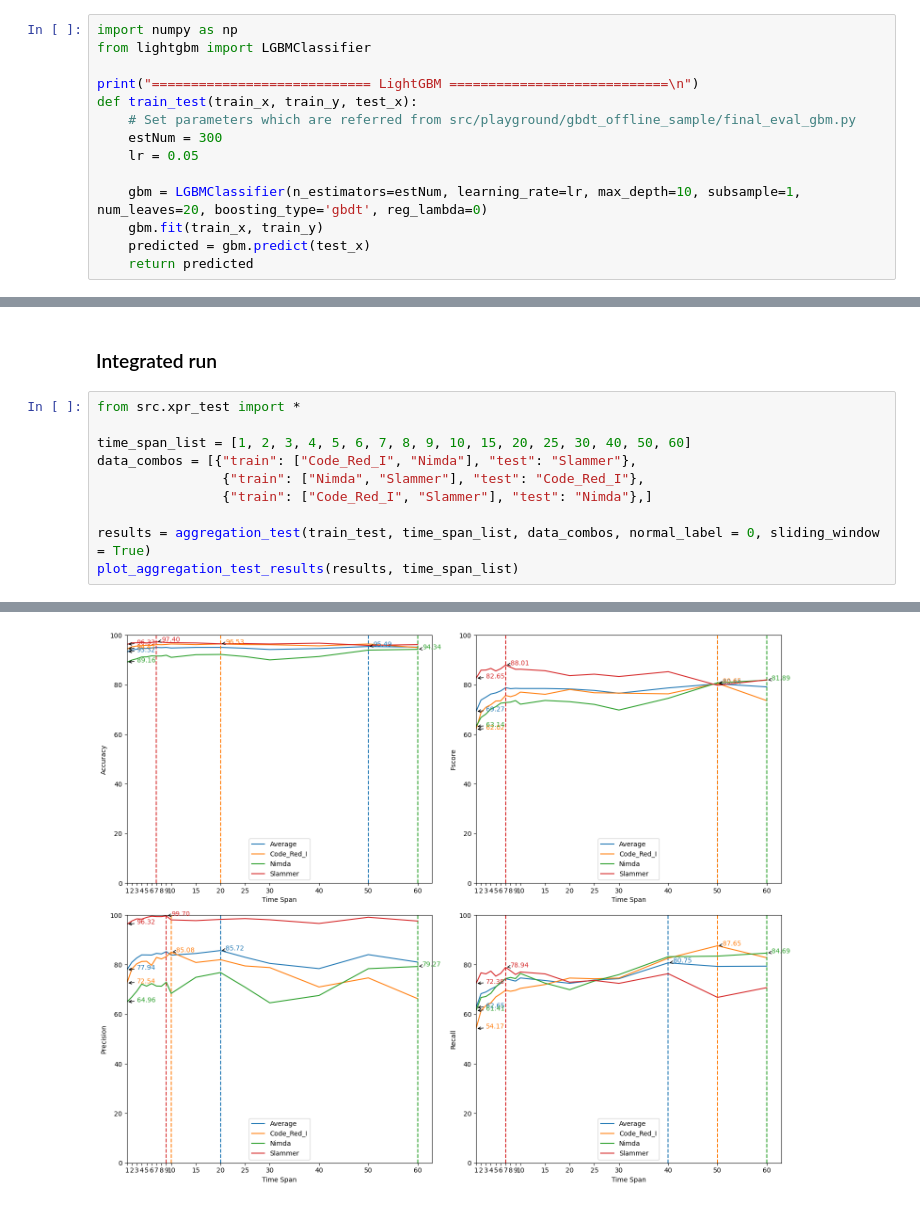
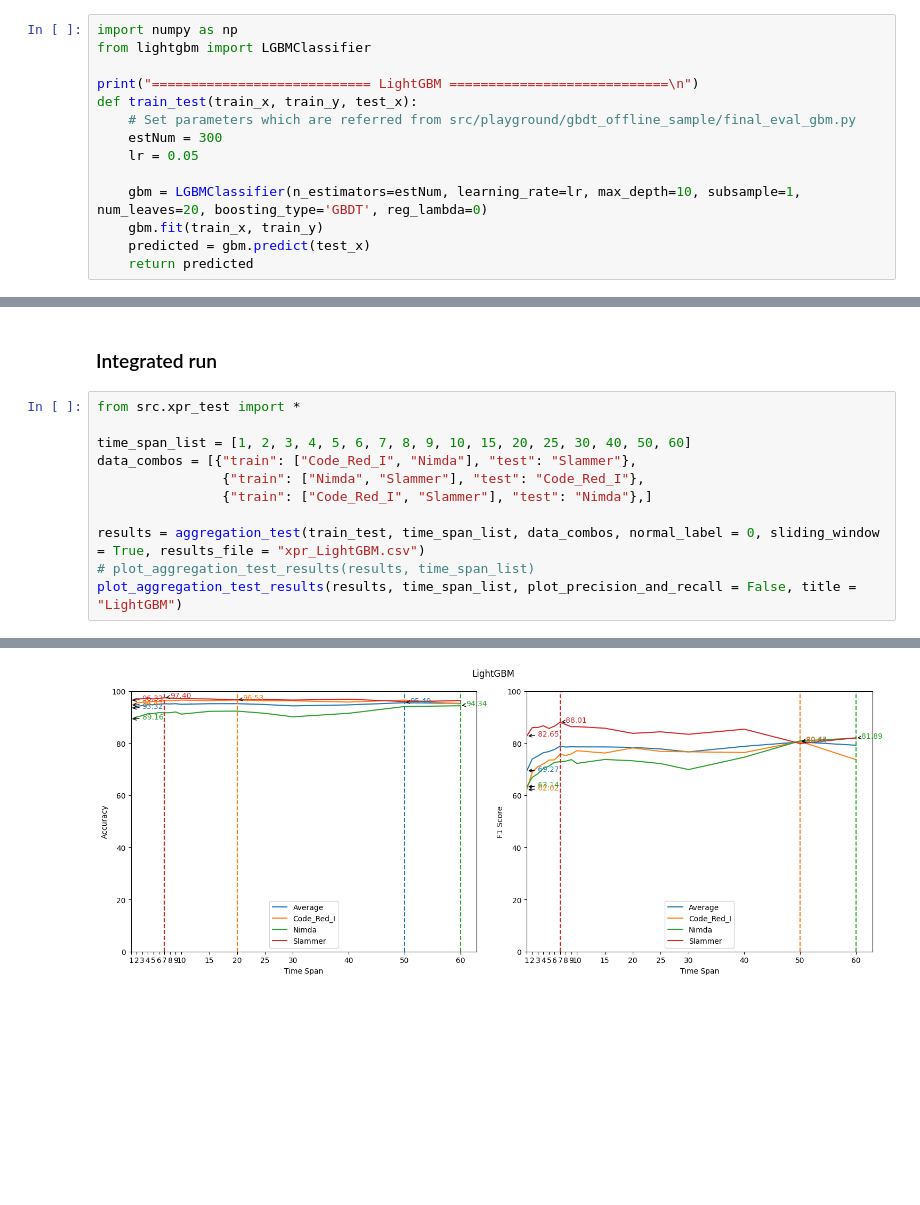
Before and after one commit to biganiseed/CyberDefense, a Jupyter notebook: xpr_aggregation_LightGBM.ipynb, the cells around one changed output, grey strips where cells are left out. Saved outputs shown, nothing was run; the diff lists cells and outputs as text; blank space fills up the shorter version.

```diff
--- a/xpr_aggregation_LightGBM.ipynb
+++ b/xpr_aggregation_LightGBM.ipynb
@@ -26,7 +26,7 @@ def train_test(train_x, train_y, test_x):
     estNum = 300
     lr = 0.05
 
-    gbm = LGBMClassifier(n_estimators=estNum, learning_rate=lr, max_depth=10, subsample=1, num_leaves=20, boosting_type='gbdt', reg_lambda=0)
+    gbm = LGBMClassifier(n_estimators=estNum, learning_rate=lr, max_depth=10, subsample=1, num_leaves=20, boosting_type='GBDT', reg_lambda=0)
     gbm.fit(train_x, train_y)
     predicted = gbm.predict(test_x)
     return predicted
@@ -42,8 +42,9 @@ data_combos = [{"train": ["Code_Red_I", "Nimda"], "test": "Slammer"},
                 {"train": ["Nimda", "Slammer"], "test": "Code_Red_I"},
                 {"train": ["Code_Red_I", "Slammer"], "test": "Nimda"},]
 
-results = aggregation_test(train_test, time_span_list, data_combos, normal_label = 0, sliding_window = True)
-plot_aggregation_test_results(results, time_span_list)
+results = aggregation_test(train_test, time_span_list, data_combos, normal_label = 0, sliding_window = True, results_file = "xpr_LightGBM.csv")
+# plot_aggregation_test_results(results, time_span_list)
+plot_aggregation_test_results(results, time_span_list, plot_precision_and_recall = False, title = "LightGBM")
 # %% [output]
 Data combo: {'train': ['Code_Red_I', 'Nimda'], 'test': 'Slammer'}
 Raw training datasets shape:  [(7200, 42), (8609, 42)]
@@ -65 +66 @@ Results saved to src/STAT/xpr_results.csv
-[figure, old version]
+[figure, new version]
```
Also changed, not shown: parts of 1 cell of this notebook, 4 other files.
